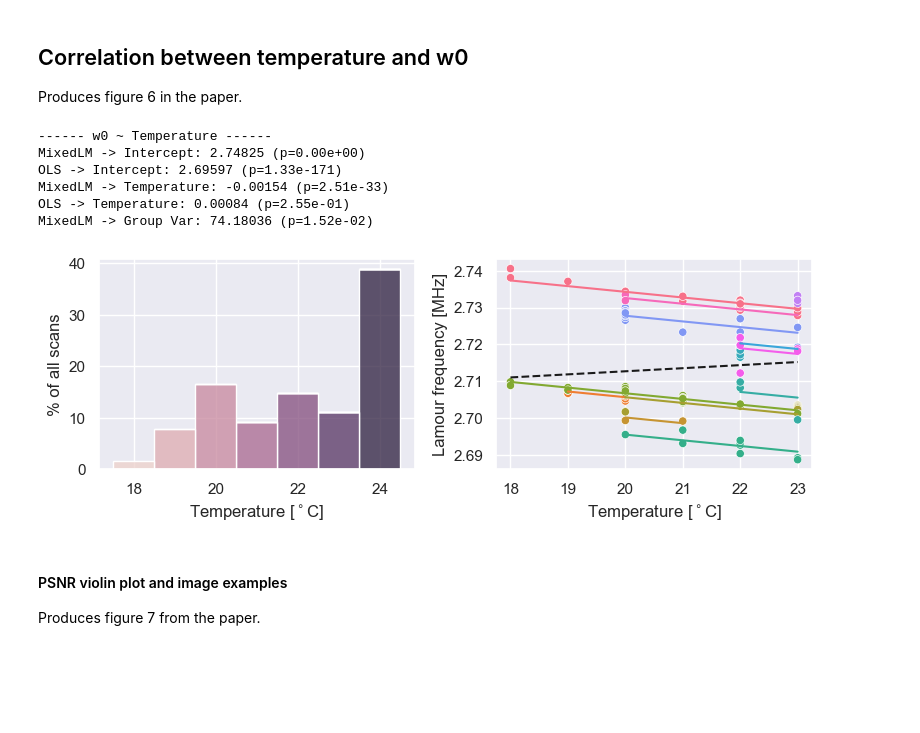
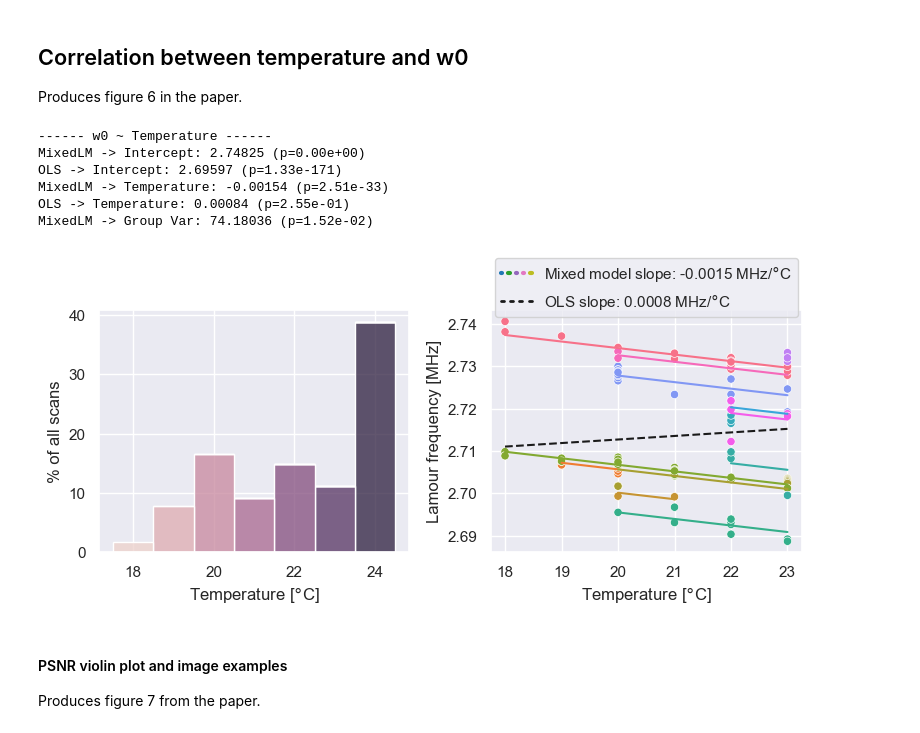
Before and after one commit to UNITY-Physics/unity_qa_paper, a Jupyter notebook: notebooks/PSNR.ipynb, the cells around one changed output. Drawn from its saved outputs; the diff is of its cells as text; code cells hidden in the pictures; blank space fills up the shorter version.

Commit message:
Pretty plots

```diff
--- a/notebooks/PSNR.ipynb
+++ b/notebooks/PSNR.ipynb
@@ -27,11 +29,11 @@ df['mod_PSNR'] = 10**(df['PSNR']/10)
 Produces figure 6 in the paper.
 # %%
 # Paper figure
-fig, axes = plt.subplots(1,2, figsize=(8,3))
+fig, axes = plt.subplots(1,2, figsize=(8,4))
 
 sns.histplot(df, x='Temperature', hue='Temperature', multiple='stack', discrete=True, stat='percent', legend=False, ax=axes[0])
 axes[0].set_ylabel('% of all scans')
-axes[0].set_xlabel(r'Temperature [$^\circ$C]')
+axes[0].set_xlabel(r'Temperature [$\degree$C]')
 
 ### w0 ~ Temperature ###
 ax = axes[1]
@@ -44,35 +46,43 @@ ols_model = smf.ols("w0 ~ Temperature", filt_df)
 ols_res = ols_model.fit()
 
 sns.scatterplot(data=filt_df, x='Temperature', y='w0', hue='Subject', ax=ax)
 x = np.linspace(filt_df['Temperature'].min(),filt_df['Temperature'].max())
 
 ax.plot(x, ols_res.params['Intercept'] + x*ols_res.params['Temperature'], '--k')
 ax.legend([])
 add_subject_lines(ax, df, xlm_res, 'Temperature')
 
 print("\n\n------ w0 ~ Temperature ------")
 for k in xlm_res.params.keys():
     print(f"MixedLM -> {k}: {xlm_res.params[k]:.5f} (p={xlm_res.pvalues[k]:.2e})")
     try:
         print(f"OLS -> {k}: {ols_res.params[k]:.5f} (p={ols_res.pvalues[k]:.2e})")
     except:
         continue
 
 ax.set_ylabel('Lamour frequency [MHz]')
-ax.set_xlabel(r'Temperature [$^\circ$C]')
+ax.set_xlabel(r'Temperature [$\degree$C]')
 ax.legend().remove()
+
+mixedmodel_line = [Line2D([0], [0], color=plt.cm.tab10(i/100), lw=3) for i in range(0, 100, 20)]
+ols_line = [Line2D([0], [0], color='k', lw=2) for i in range(0, 100, 30)]
+
+ax.legend([(tuple(mixedmodel_line)),(tuple(ols_line))],
+          [rf"Mixed model slope: {xlm_res.params['Temperature']:.4f} MHz/$\degree$C",
+           rf"OLS slope: {ols_res.params['Temperature']:.4f} MHz/$\degree$C"],
+          handler_map={tuple: HandlerTuple(ndivide=None)}, loc='upper center', bbox_to_anchor=(0.5, 1.25), ncol=1)
 
 plt.tight_layout()
 plt.savefig('../results/figure6_temperature_w0.png', dpi=300)
 plt.show()
 # %% [output]
 ------ w0 ~ Temperature ------
 MixedLM -> Intercept: 2.74825 (p=0.00e+00)
 OLS -> Intercept: 2.69597 (p=1.33e-171)
 MixedLM -> Temperature: -0.00154 (p=2.51e-33)
 OLS -> Temperature: 0.00084 (p=2.55e-01)
 MixedLM -> Group Var: 74.18036 (p=1.52e-02)
-[figure, old version]
+[figure, new version]
 # %% [markdown]
 #### PSNR violin plot and image examples
 Produces figure 7 from the paper.
```
Also changed, not shown: parts of 1 cell of this notebook.
